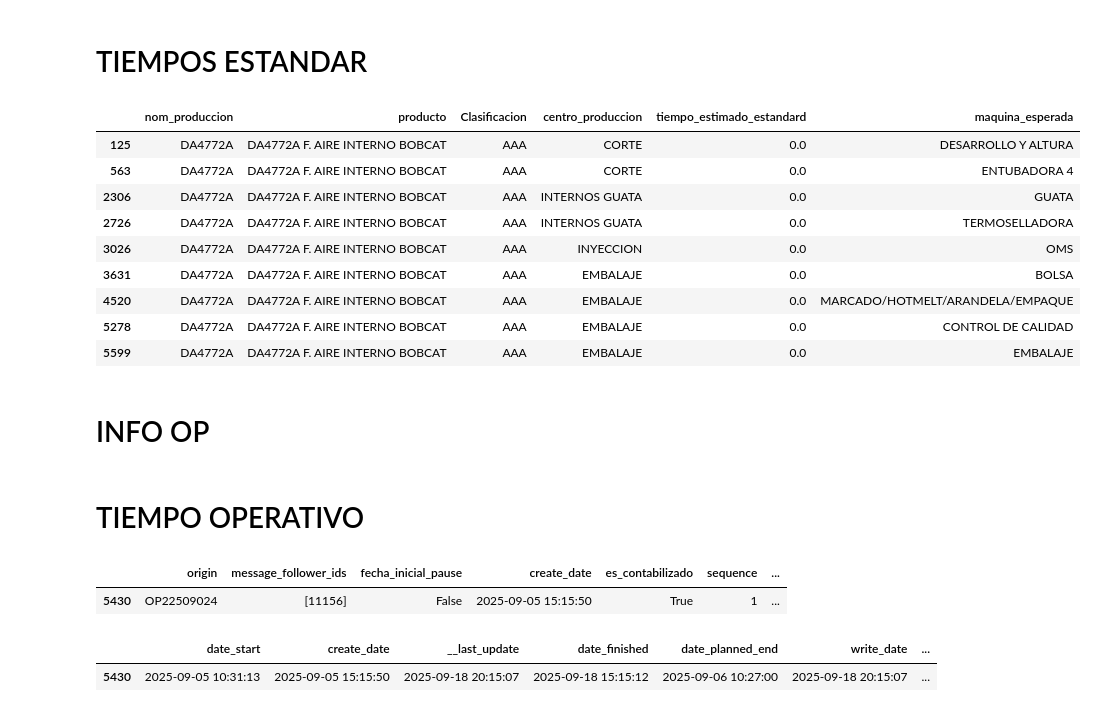
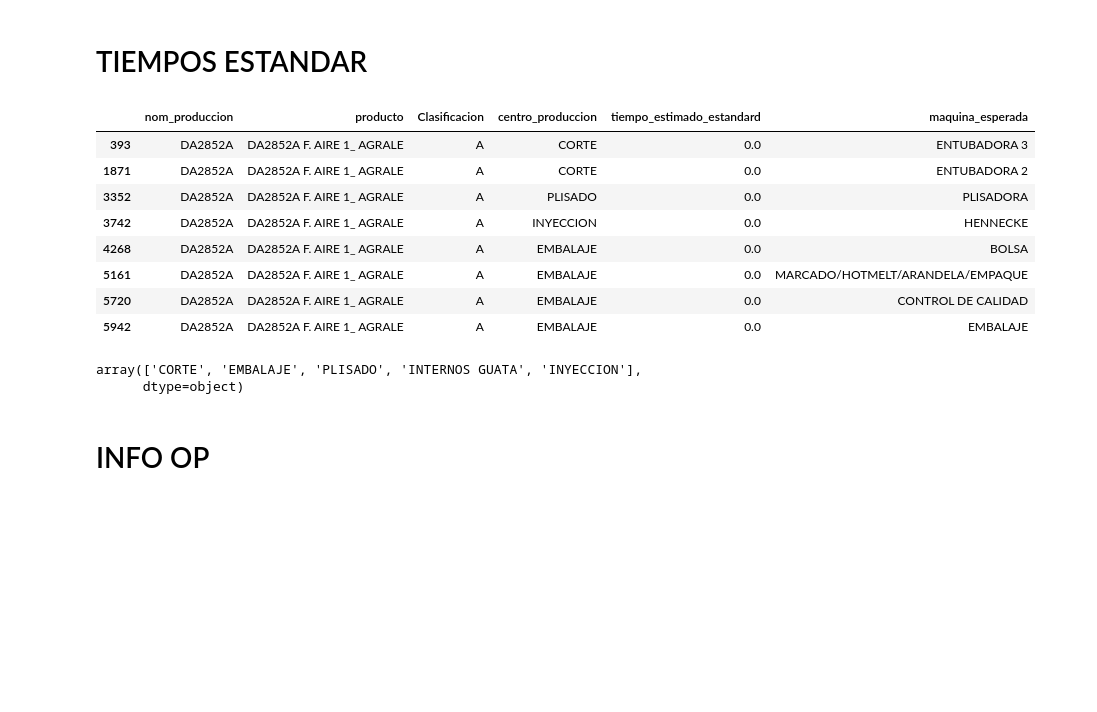
Before and after one commit to FiltrosDonsson/Proyectos-Data-analyst, a Jupyter notebook: PRORUDCCION/tiempo_produccion.ipynb, the cells around one changed output. Cells and saved outputs as stored; diff of their text form; code cells hidden in the pictures; blank space fills up the shorter version.

```diff
--- a/PRORUDCCION/tiempo_produccion.ipynb
+++ b/PRORUDCCION/tiempo_produccion.ipynb
@@ -73,18 +73,22 @@ te_clas = te_clas[~te_clas["nom_produccion"].isin(sin_ventas["nom_produccion"])]
 
 te_clas = te_clas[["nom_produccion","producto","Clasificacion","centro_produccion","tiempo_estimado_estandard","maquina_esperada"]]
 # %%
-te_clas[te_clas["producto"].str.contains("DA4772A")]
+te_clas[te_clas["producto"].str.contains("DA2852A")]
 # %% [output]
 |  | nom_produccion | producto | Clasificacion | centro_produccion | tiempo_estimado_estandard | maquina_esperada |
-| 125 | DA4772A | DA4772A F. AIRE INTERNO BOBCAT | AAA | CORTE | 0.0 | DESARROLLO Y ALTURA |
-| 563 | DA4772A | DA4772A F. AIRE INTERNO BOBCAT | AAA | CORTE | 0.0 | ENTUBADORA 4 |
-| 2306 | DA4772A | DA4772A F. AIRE INTERNO BOBCAT | AAA | INTERNOS GUATA | 0.0 | GUATA |
-| 2726 | DA4772A | DA4772A F. AIRE INTERNO BOBCAT | AAA | INTERNOS GUATA | 0.0 | TERMOSELLADORA |
-| 3026 | DA4772A | DA4772A F. AIRE INTERNO BOBCAT | AAA | INYECCION | 0.0 | OMS |
-| 3631 | DA4772A | DA4772A F. AIRE INTERNO BOBCAT | AAA | EMBALAJE | 0.0 | BOLSA |
-| 4520 | DA4772A | DA4772A F. AIRE INTERNO BOBCAT | AAA | EMBALAJE | 0.0 | MARCADO/HOTMELT/ARANDELA/EMPAQUE |
-| 5278 | DA4772A | DA4772A F. AIRE INTERNO BOBCAT | AAA | EMBALAJE | 0.0 | CONTROL DE CALIDAD |
-| 5599 | DA4772A | DA4772A F. AIRE INTERNO BOBCAT | AAA | EMBALAJE | 0.0 | EMBALAJE |
+| 393 | DA2852A | DA2852A F. AIRE 1_ AGRALE | A | CORTE | 0.0 | ENTUBADORA 3 |
+| 1871 | DA2852A | DA2852A F. AIRE 1_ AGRALE | A | CORTE | 0.0 | ENTUBADORA 2 |
+| 3352 | DA2852A | DA2852A F. AIRE 1_ AGRALE | A | PLISADO | 0.0 | PLISADORA |
+| 3742 | DA2852A | DA2852A F. AIRE 1_ AGRALE | A | INYECCION | 0.0 | HENNECKE |
+| 4268 | DA2852A | DA2852A F. AIRE 1_ AGRALE | A | EMBALAJE | 0.0 | BOLSA |
+| 5161 | DA2852A | DA2852A F. AIRE 1_ AGRALE | A | EMBALAJE | 0.0 | MARCADO/HOTMELT/ARANDELA/EMPAQUE |
+| 5720 | DA2852A | DA2852A F. AIRE 1_ AGRALE | A | EMBALAJE | 0.0 | CONTROL DE CALIDAD |
+| 5942 | DA2852A | DA2852A F. AIRE 1_ AGRALE | A | EMBALAJE | 0.0 | EMBALAJE |
+# %%
+te_clas["centro_produccion"].unique()
+# %% [output]
+array(['CORTE', 'EMBALAJE', 'PLISADO', 'INTERNOS GUATA', 'INYECCION'],
+      dtype=object)
 # %% [markdown]
 # INFO OP
 # %%
@@ -170,3 +157 @@ df_workorders["nom_produccion"] = df_workorders["nom_produccion"].fillna("")
 #TARDA 2 min
-# %% [markdown]
-# TIEMPO OPERATIVO
@@ -213,24 +157,0 @@ df_sample = pd.DataFrame(records)
-# %%
-df_sample[df_sample["OP"]=="MO13136"].head(1)
-# %% [output]
-|  | origin | message_follower_ids | fecha_inicial_pause | create_date | es_contabilizado | sequence | ... |
-| 5430 | OP22509024 | [11156] | False | 2025-09-05 15:15:50 | True | 1 | ... |
-# %%
-df_sample["OP"] = df_sample["production_id"].apply(
-    lambda x: x[1] if isinstance(x, (list, tuple)) and len(x) > 1 else None
-)
-
-#date_start inicio
-#
-ej = df_sample[df_sample["OP"]=="MO13136"].head(1)
-
-#tiempo_segundos_hombre , tiempo_estimado _segundos son estimados  , last_update es la fecha de finalizacion de la orden
-# delay_pause es el tiempo total de pausas en segundos toma el maximo si habian 2 en la op
-# deay es el tiempo transcurrido
-
-
-ej =ej[["date_start","create_date","__last_update","date_finished","date_planned_end","write_date", 'fecha_final_pausa', 'fecha_inicial_pause',"user_finish"]]
-ej.head()
-# %% [output]
-|  | date_start | create_date | __last_update | date_finished | date_planned_end | write_date | ... |
-| 5430 | 2025-09-05 10:31:13 | 2025-09-05 15:15:50 | 2025-09-18 20:15:07 | 2025-09-18 15:15:12 | 2025-09-06 10:27:00 | 2025-09-18 20:15:07 | ... |
```
Also changed, not shown: parts of 14 cells of this notebook, 8 other files.
